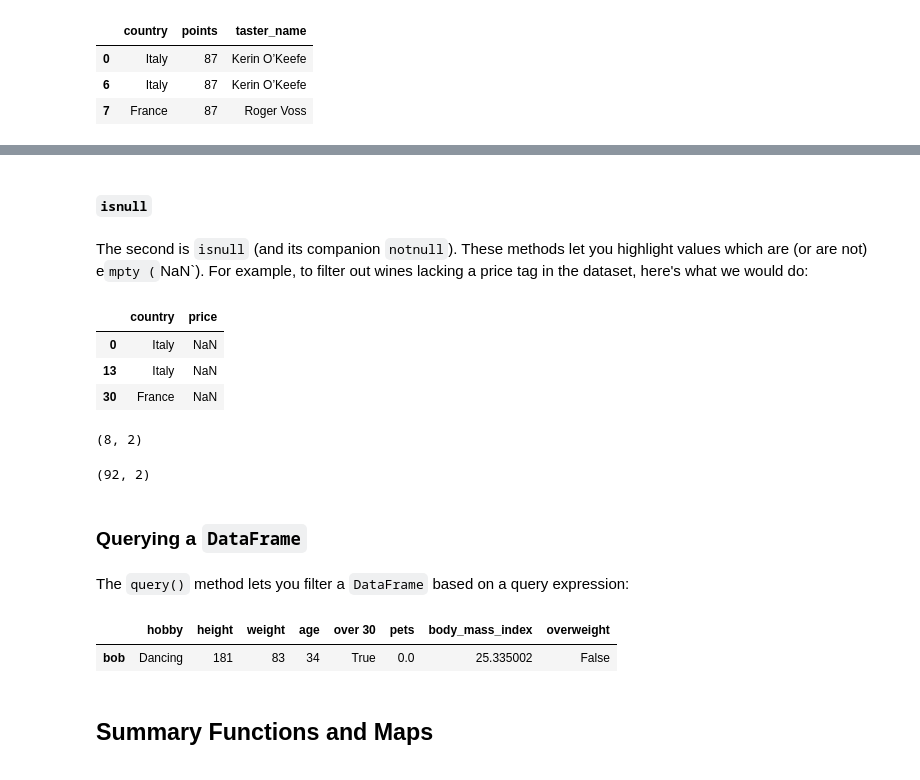
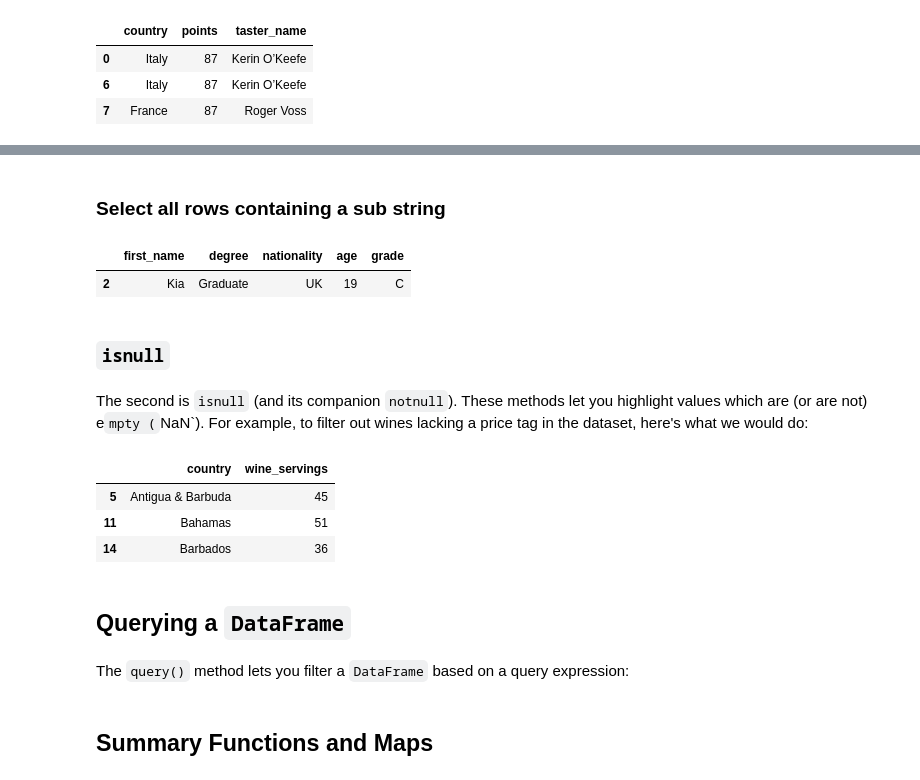
Before and after one commit to dev-SR/machine-learning, a Jupyter notebook: 01pandas/pandas.ipynb, the cells around one changed output, grey strips where cells are left out. Saved outputs shown, nothing was run; the diff lists cells and outputs as text; code cells hidden in the pictures.

```diff
--- a/01pandas/pandas.ipynb
+++ b/01pandas/pandas.ipynb
@@ -819,0 +1289,6 @@ res.head(n=2)
+# %%
+drinks = pd.read_csv('drinks.csv')
+display(drinks.head(n=2))
+
+drinks['total_servings'] = drinks.beer_servings + drinks.spirit_servings + drinks.wine_servings
+display(drinks.head(n=2))
@@ -883,33 +1496,26 @@ top_oceania_wines.head(n=3)
+# %% [markdown]
+###  Select all rows containing a sub string
+# %%
+df[df.degree.str.contains('duate', case=False)]
+# %% [output]
+|  | first_name | degree | nationality | age | grade |
+| 2 | Kia | Graduate | UK | 19 | C |
 # %% [markdown]
-####  `isnull`
+###  `isnull`
 # %% [markdown]
 The second is `isnull` (and its companion `notnull`). These methods let you highlight values which are (or are not) e`mpty (`NaN`). For example, to filter out wines lacking a price tag in the dataset, here's what we would do:
 # %%
-res =  reviews.loc[reviews.price.isnull(),['country','price']]
+res = drinks.loc[drinks.continent.isnull(), ['country', 'wine_servings']]
 res.head(n=3)
 # %% [output]
-|  | country | price |
-| 0 | Italy | NaN |
-| 13 | Italy | NaN |
-| 30 | France | NaN |
+|  | country | wine_servings |
+| 5 | Antigua & Barbuda | 45 |
+| 11 | Bahamas | 51 |
+| 14 | Barbados | 36 |
-# %%
-res.shape
-# %% [output]
-(8, 2)
-# %%
-res =  reviews.loc[reviews.price.notnull(),['country','price']]
-res.shape
-# %% [output]
-(92, 2)
 # %% [markdown]
-### Querying a `DataFrame`
+## Querying a `DataFrame`
 # %% [markdown]
 The `query()` method lets you filter a `DataFrame` based on a query expression:
-# %%
-people.query("age > 30 and pets == 0")
-# %% [output]
-|  | hobby | height | weight | age | over 30 | pets | body_mass_index | overweight |
-| bob | Dancing | 181 | 83 | 34 | True | 0.0 | 25.335002 | False |
 # %% [markdown]
 ## Summary Functions and Maps
 # %% [markdown]
```
Also changed, not shown: parts of 311 cells of this notebook, 2 other files.
